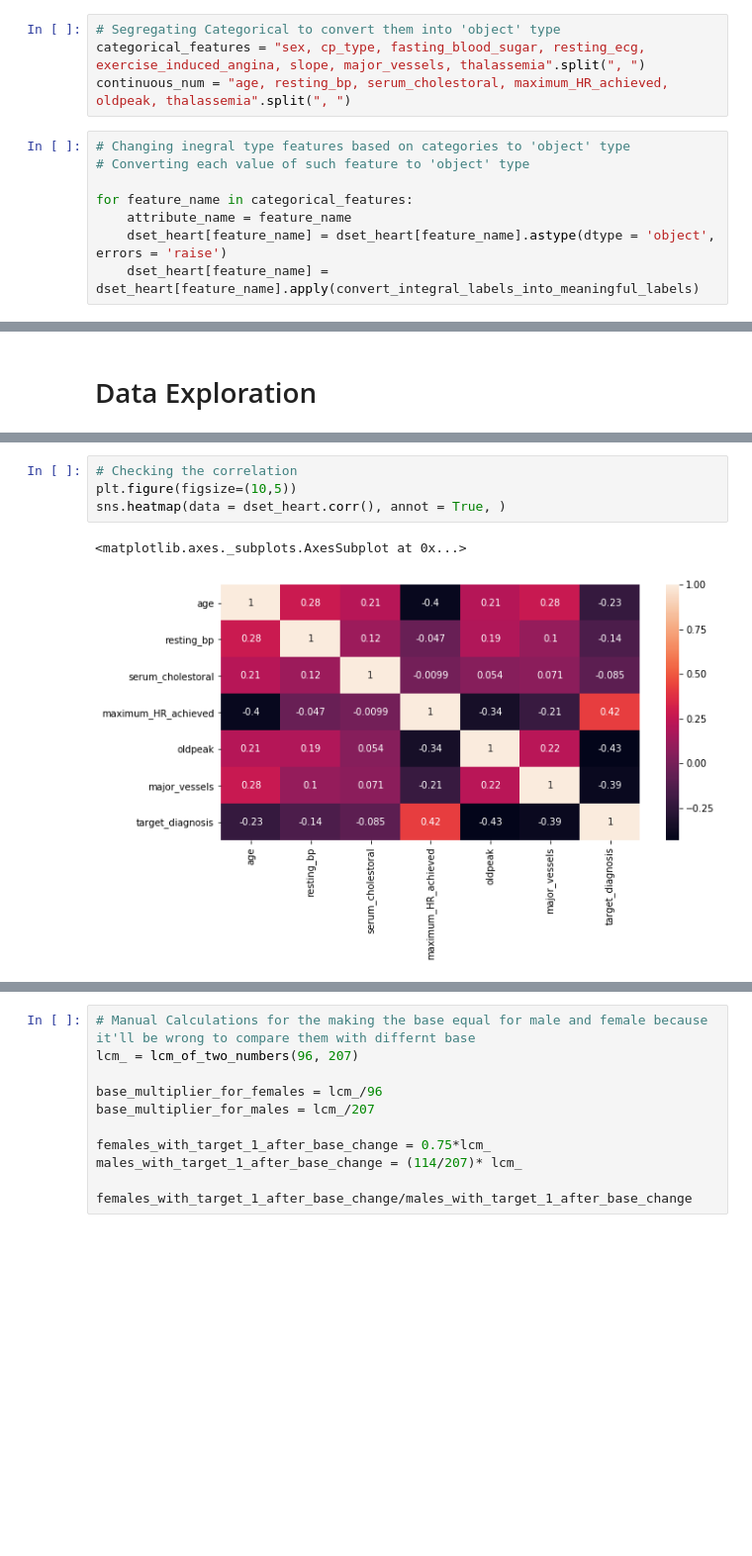
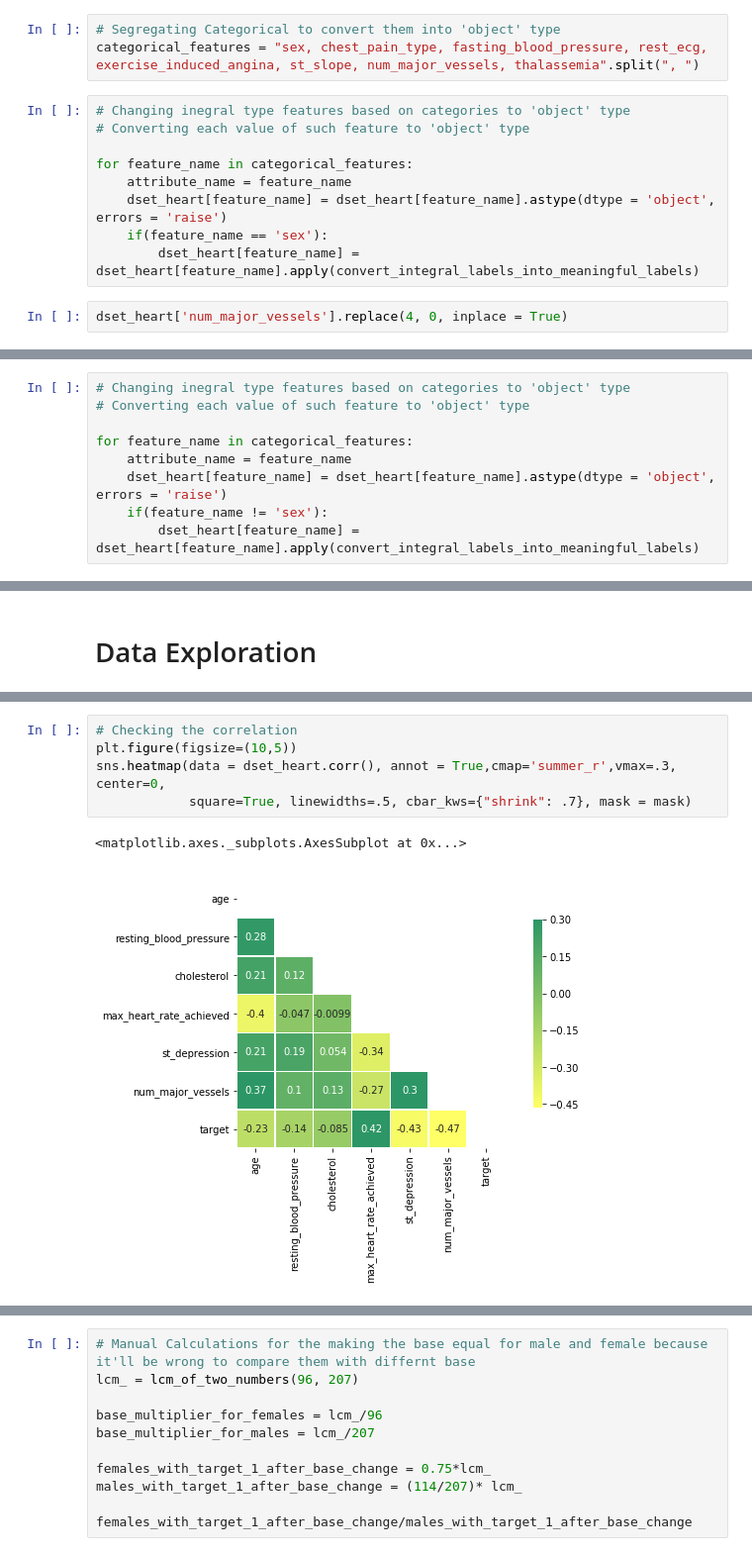
Before and after one commit to arya-anish-git/capstone_heart_disease, a Jupyter notebook: heart_disease_capstone.ipynb, the cells around one changed output, grey strips where cells are left out. Shown at 99% size. Drawn from its saved outputs; the diff is of its cells as text; blank space fills up the shorter version.

Commit message:
Add files via upload
EDA before grouping. Some models with error score and variance error.

```diff
--- a/heart_disease_capstone.ipynb
+++ b/heart_disease_capstone.ipynb
@@ -290,8 +287,7 @@ dtypes: float64(1), int64(13)
 memory usage: 33.2 KB
 # %%
 # Segregating Categorical to convert them into 'object' type
-categorical_features = "sex, cp_type, fasting_blood_sugar, resting_ecg, exercise_induced_angina, slope, major_vessels, thalassemia".split(", ")
-continuous_num = "age, resting_bp, serum_cholestoral, maximum_HR_achieved, oldpeak, thalassemia".split(", ")
+categorical_features = "sex, chest_pain_type, fasting_blood_pressure, rest_ecg, exercise_induced_angina, st_slope, num_major_vessels, thalassemia".split(", ")
 # %%
 # Changing inegral type features based on categories to 'object' type
 # Converting each value of such feature to 'object' type
@@ -299,4 +295,7 @@ continuous_num = "age, resting_bp, serum_cholestoral, maximum_HR_achieved, oldpe
 for feature_name in categorical_features:
     attribute_name = feature_name
     dset_heart[feature_name] = dset_heart[feature_name].astype(dtype = 'object', errors = 'raise')
-    dset_heart[feature_name] = dset_heart[feature_name].apply(convert_integral_labels_into_meaningful_labels)
+    if(feature_name == 'sex'):
+        dset_heart[feature_name] = dset_heart[feature_name].apply(convert_integral_labels_into_meaningful_labels)
+# %%
+dset_heart['num_major_vessels'].replace(4, 0, inplace = True)
@@ -303,3 +312,12 @@ for feature_name in categorical_features:
+# %%
+# Changing inegral type features based on categories to 'object' type
+# Converting each value of such feature to 'object' type
+
+for feature_name in categorical_features:
+    attribute_name = feature_name
+    dset_heart[feature_name] = dset_heart[feature_name].astype(dtype = 'object', errors = 'raise')
+    if(feature_name != 'sex'):
+        dset_heart[feature_name] = dset_heart[feature_name].apply(convert_integral_labels_into_meaningful_labels)
 # %%
 # does info about each feature cheats us again?
 dset_heart.info()
@@ -351,9 +369,10 @@ dset_heart.describe()
 # %%
 # Checking the correlation
 plt.figure(figsize=(10,5))
-sns.heatmap(data = dset_heart.corr(), annot = True, )
+sns.heatmap(data = dset_heart.corr(), annot = True,cmap='summer_r',vmax=.3, center=0,
+            square=True, linewidths=.5, cbar_kws={"shrink": .7}, mask = mask)
 # %% [output]
 <matplotlib.axes._subplots.AxesSubplot at 0x...>
-[figure, old version]
+[figure, new version]
 # %% [markdown]
 ## Inference
```
Also changed, not shown: parts of 66 cells of this notebook.
